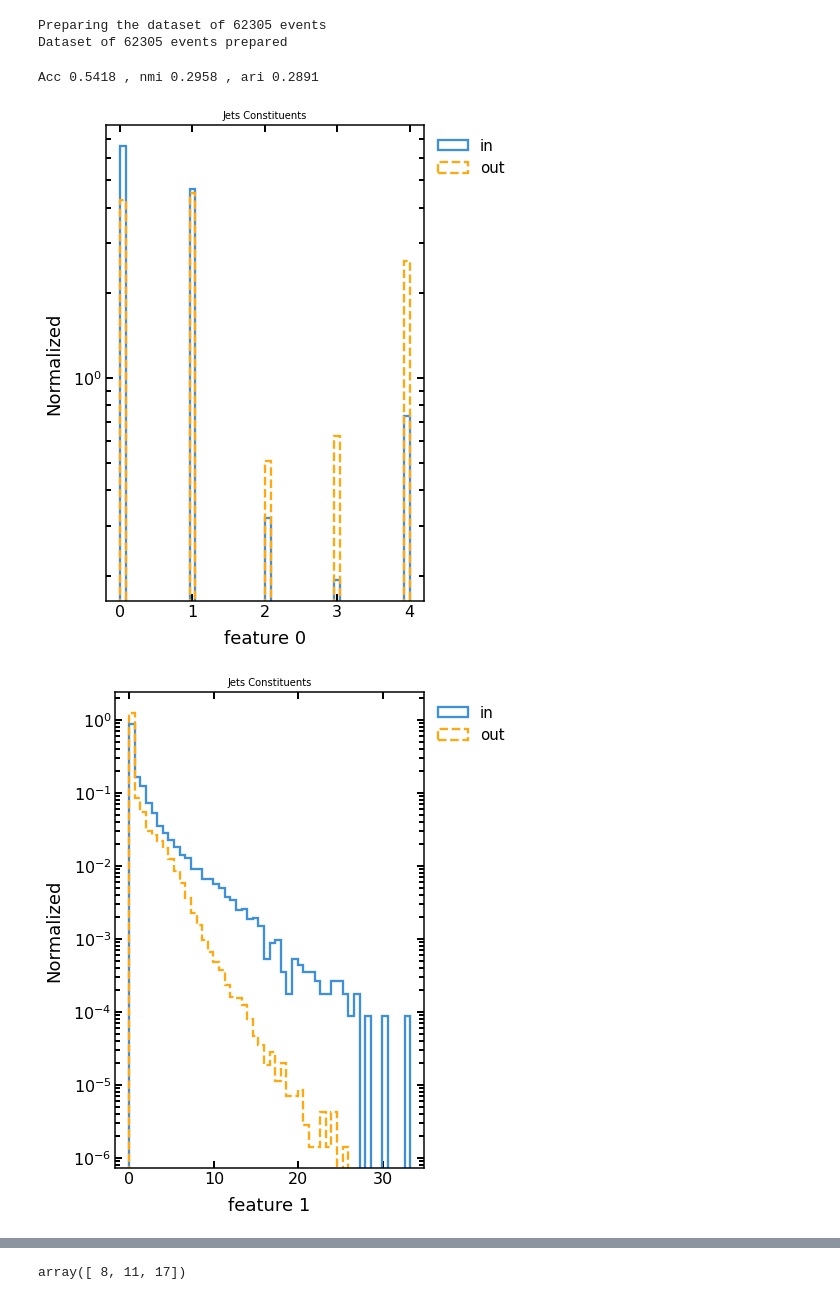
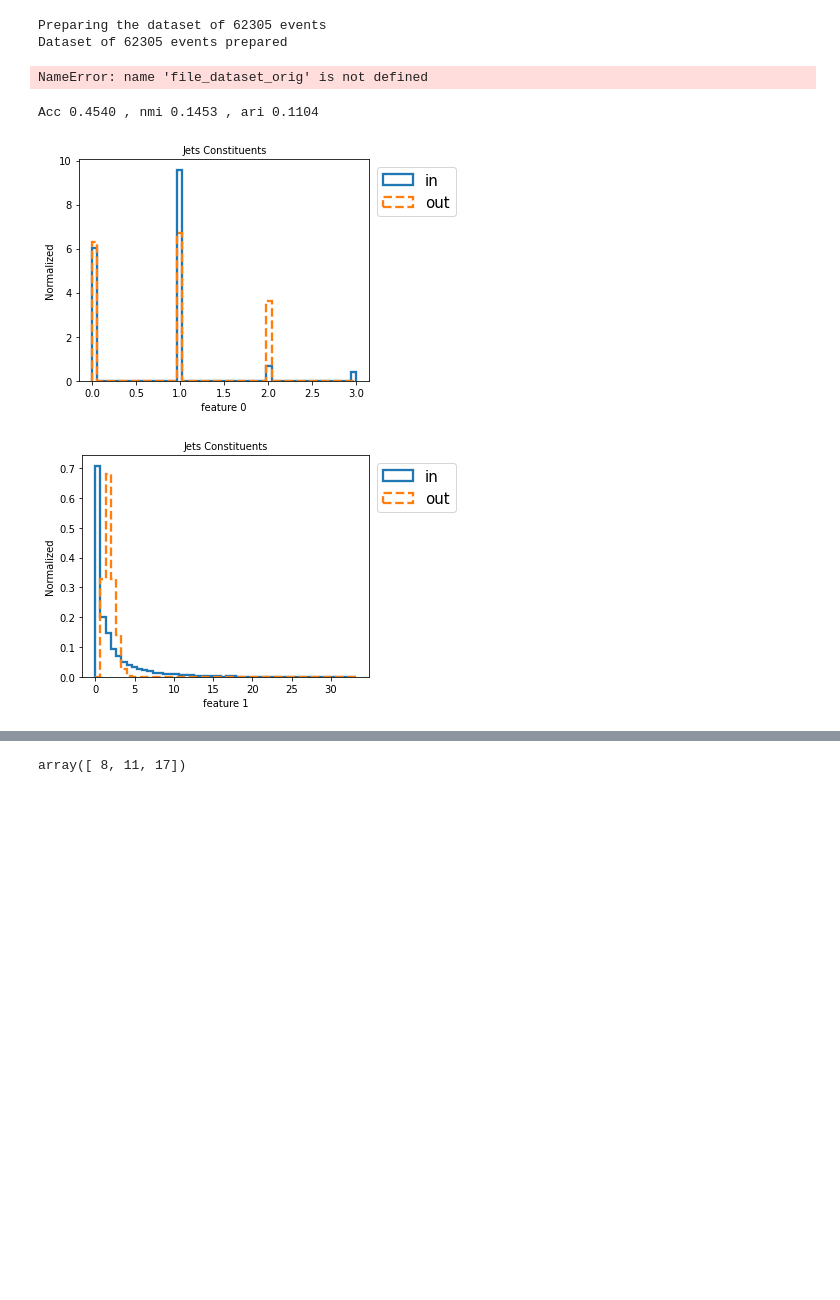
Before and after one commit to chernyavskaya/AnomalyClustering, a Jupyter notebook: testing_graph_clustering.ipynb, the cells around one changed output, grey strips where cells are left out. Drawn from its saved outputs; the diff is of its cells as text; code cells hidden in the pictures; blank space fills up the shorter version.

```diff
--- a/testing_graph_clustering.ipynb
+++ b/testing_graph_clustering.ipynb
@@ -72,6 +72,33 @@ device = torch.device('cuda:0' if torch.cuda.is_available() else 'cpu')
 # %% [output]
 Preparing the dataset of 62305 events
 Dataset of 62305 events prepared
+# %%
+def eppt_to_xyz(pt, eta, phi):
+    px = pt*np.cos(phi)
+    py =  pt*np.sin(phi)
+    pz = pt * np.sinh(eta)
+    e = np.sqrt(np.square(pt)+np.square(pz)) #no mass, mass = 0
+    return e,px,py,pz
+
+
+file_dataset = file_dataset_orig[:,0:1,:]
+mask = (file_dataset[:,:,2]>0.25) & (file_dataset[:,:,3]>0.25) & (file_dataset[:,:,1]==1) & (file_dataset[:,:,0]==17)
+rear_first = np.stack([file_dataset[:,:,2][mask],file_dataset[:,:,3][mask],file_dataset[:,:,4][mask],file_dataset[:,:,5][mask]],axis=-1)
+
+jet1_e,jet1_px,jet1_py,jet1_pz = eppt_to_xyz( file_dataset[:,:,2][mask], file_dataset[:,:,4][mask], file_dataset[:,:,3][mask])
+rear_second = np.stack([jet1_e,jet1_px,jet1_py,jet1_pz],axis=-1)
+#np.expand_dims(jet1_e,-1),np.expand_dims(jet1_px,-1),np.expand_dims(jet1_py,-1),np.expand_dims(jet1_pz,-1)]
+
+rear = np.concatenate([rear_first,rear_second],axis=-1)
+for i in range(rear.shape[-1]):
+    plt.figure(figsize=(10,8))
+    bins = np.linspace(-50, 50, 100)
+    if i==2 or i==3 :#or i==5 or i==6:
+        bins = np.linspace(-3, 3, 100)
+    plot = plt.hist(rear[:,i],bins=bins)
+   # plt.semilogy( )
+# %% [output]
+NameError: name 'file_dataset_orig' is not defined
 # %%
 from sklearn.metrics import adjusted_rand_score as ari_score
 from sklearn.metrics.cluster import normalized_mutual_info_score as nmi_score
@@ -82,16 +109,16 @@ device = torch.device('cuda:0' if torch.cuda.is_available() else 'cpu')
 num_clusters_dict = {}
 
 for num_cluster in [3]:
-    model = IDEC(input_shape = [17,5],
-                hidden_channels = [10, 12, 16, 20, 25, 30],
-                latent_dim =5,
+    model = IDEC(input_shape = [11,5],
+                hidden_channels = [10, 12, 16, 20, 25, 30,40],
+                latent_dim =8,
                 n_clusters=num_cluster,
                 alpha=1,
                 pretrain_path='data_graph/graph_ae_pretrain.pkl'
     ).to(device)
 
     model.load_state_dict(torch.load(
-"/eos/user/n/nchernya/MLHEP/AnomalyDetection/AnomalyClustering/IDEC/data_graph/graph_ae_pretrain_top_3_xentrop_work_fullmodel_num_clust_{}.pkl".format(num_cluster)))
+"/eos/user/n/nchernya/MLHEP/AnomalyDetection/AnomalyClustering/IDEC/data_graph/graph_ae_pretrain_top_3_emb_new_fullmodel_num_clust_{}.pkl".format(num_cluster)))
 
     batch_size=256
     test_loader = DataLoader(
@@ -120,35 +147,35 @@ for num_cluster in [3]:
     num_clusters_dict[num_cluster]['db_score'] = davies_bouldin_score(latent_pred[idx], predicted_reassigned[idx])
     num_clusters_dict[num_cluster]['ch_score'] = calinski_harabasz_score(latent_pred[idx], predicted_reassigned[idx])
 # %% [output]
-Acc 0.5418 , nmi 0.2958 , ari 0.2891
+Acc 0.4540 , nmi 0.1453 , ari 0.1104
 # %%
 sys.path.append(os.path.abspath(os.path.join('../')))
 import vande.util.util_plotting as vande_plot
 reload(vande_plot)
 
 #t = file_dataset[:int(1e3),:,2:]
 #t = t.reshape((t.shape[0])*t.shape[1],t.shape[2])
 
 #t = np.vstack(emb_input)
 
 t = file_dataset[:int(1e3),:,1:]
 t = t.reshape((t.shape[0])*t.shape[1],t.shape[2])
 
 pred_features = np.array([model.forward(d.x.to(device),d.edge_index.to(device),d.batch.to(device))[0].data.cpu().numpy() for i,d in enumerate(test_loader)])
-pred_features_small = pred_features[:,:,5:]
+pred_features_small = pred_features[:,:,4:]
 
-pr_f = np.expand_dims(np.argmax(np.exp(pred_features[:,:,0:5]),axis=-1),axis=-1)
-pred_features_small = np.concatenate([pr_f,pred_features[:,:,5:]],axis=-1)
+pr_f = np.expand_dims(np.argmax(np.exp(pred_features[:,:,0:4]),axis=-1),axis=-1)
+pred_features_small = np.concatenate([pr_f,pred_features[:,:,4:]],axis=-1)
 
 pred_features_2 = pred_features_small.reshape((pred_features_small.shape[0])*pred_features_small.shape[1],pred_features_small.shape[2])
 
 
 
 vande_plot.plot_features([t,pred_features_2], 'feature' ,
                              'Normalized' , 'Jets Constituents',
                              plotname='test',
                              legend=['in','out'],
-                              ylogscale=True)
+                              ylogscale=False)
 # %% [output]
-[figure, old version]
+[figure, new version]
-[figure, old version]
+[figure, new version]
```
Also changed, not shown: parts of 9 cells of this notebook, 1 other file.
